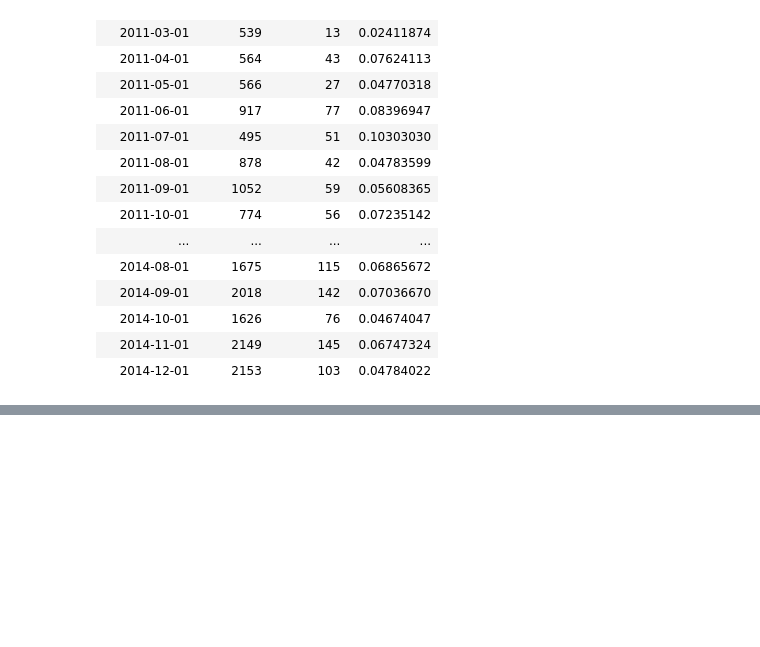
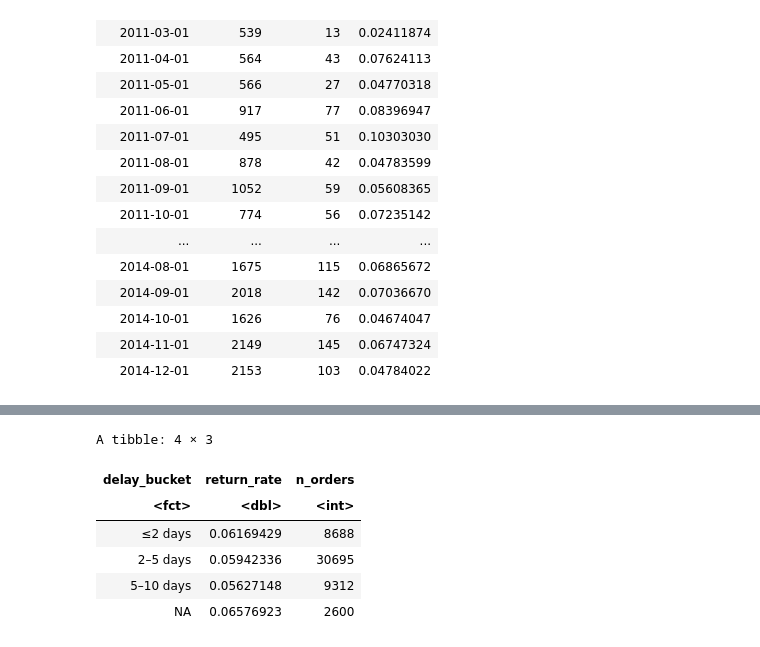
Before and after one commit to aleksiakolo/product-sales-analysis, a Jupyter notebook: notebooks/analysis/05_temporal_trends.ipynb, the cells around one changed output, grey strips where cells are left out. Saved outputs shown, nothing was run; the diff lists cells and outputs as text; code cells hidden in the pictures; blank space fills up the shorter version.

```diff
--- a/notebooks/analysis/07_temporal_trends.ipynb
+++ b/notebooks/analysis/05_temporal_trends.ipynb
@@ -331,0 +489,25 @@ A tibble: 48 × 4
+# %%
+delay_return_buckets <- orders_with_returns %>%
+    mutate(
+        delay_bucket = cut(
+        shipping_time_days,
+        breaks = c(0, 2, 5, 10, Inf),
+        labels = c("≤2 days", "2–5 days", "5–10 days", "10+ days")
+        )
+    ) %>%
+    group_by(delay_bucket) %>%
+    summarise(
+        return_rate = mean(returned_flag),
+        n_orders = n(),
+        .groups = "drop"
+    )
+
+delay_return_buckets
+# %% [output]
+A tibble: 4 × 3
+| delay_bucket | return_rate | n_orders |
+| <fct> | <dbl> | <int> |
+| ≤2 days | 0.06169429 | 8688 |
+| 2–5 days | 0.05942336 | 30695 |
+| 5–10 days | 0.05627148 | 9312 |
+| NA | 0.06576923 | 2600 |
```
Also changed, not shown: parts of 13 cells of this notebook, 11 other files.
